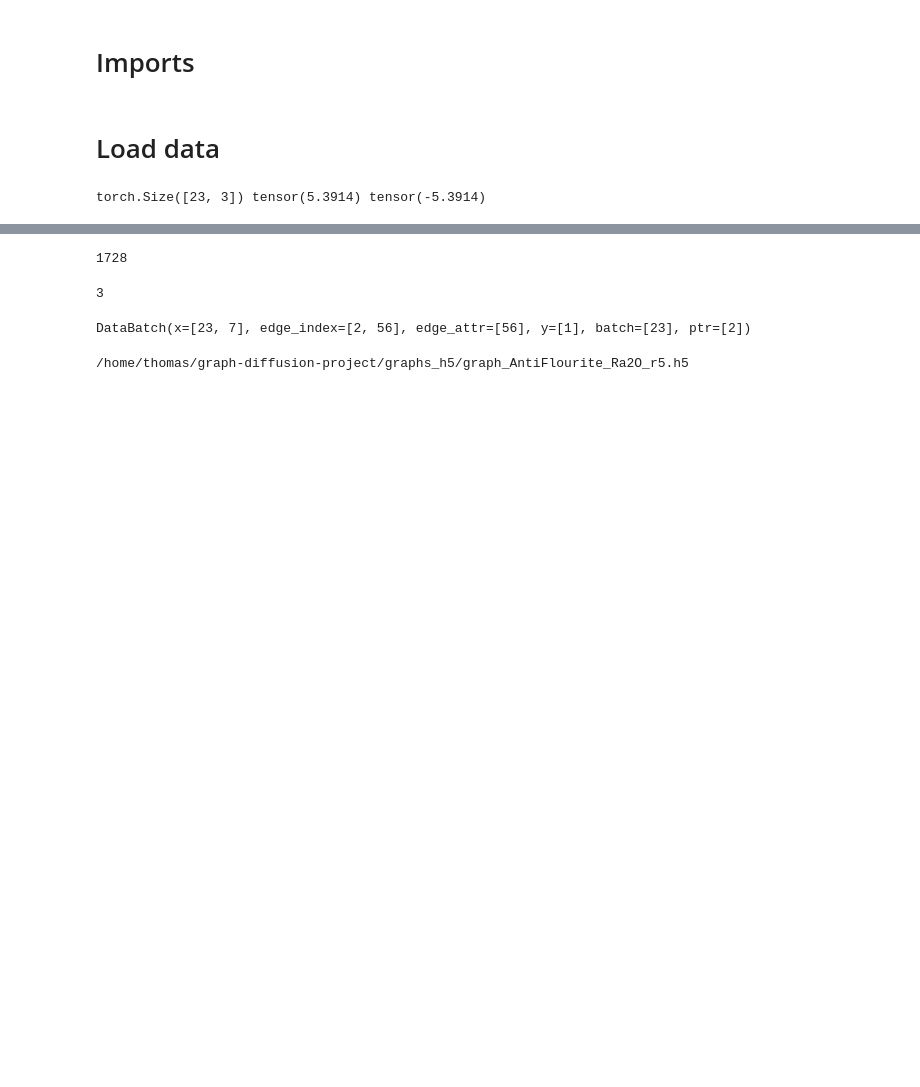
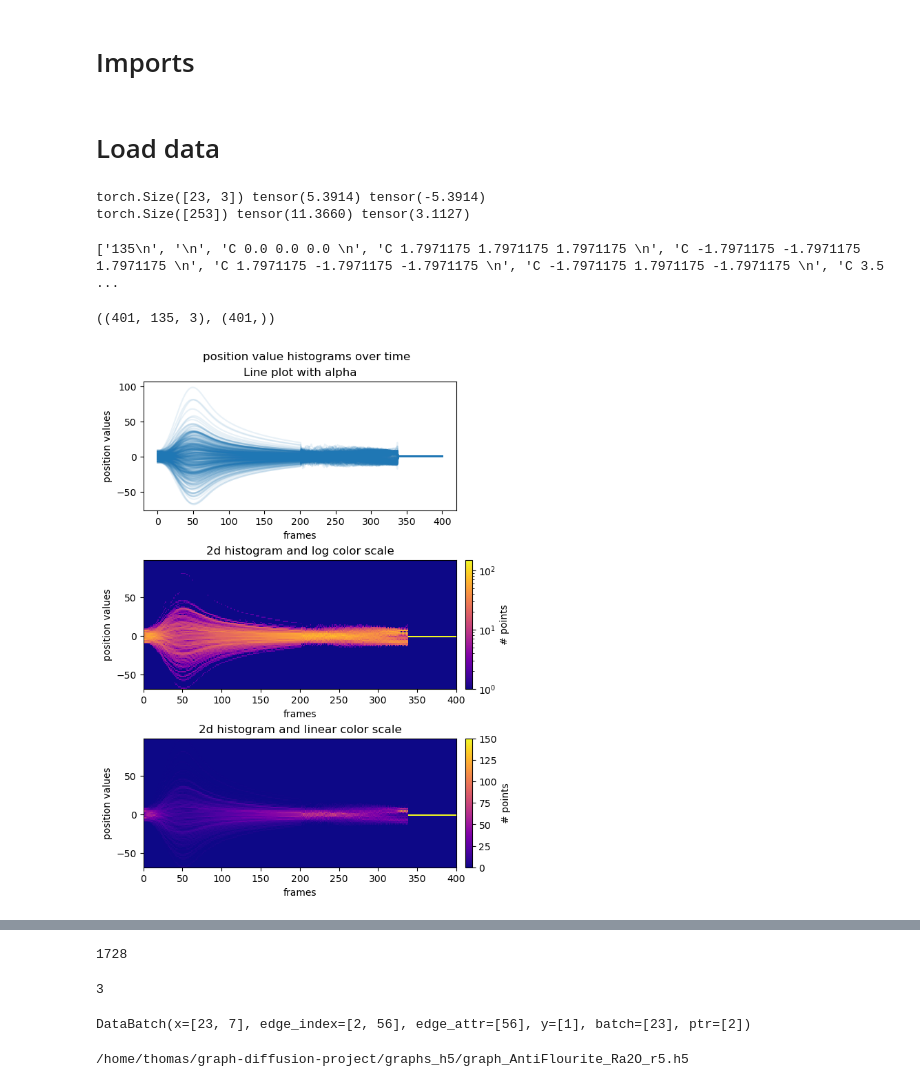
Before and after one commit to BaconBreaker/graph-diffusion-project, a Jupyter notebook: code/obsolete/data_exploration.ipynb, the cells around one changed output, grey strips where cells are left out. Cells and saved outputs as stored; diff of their text form; code cells hidden in the pictures; blank space fills up the shorter version.

Commit message:
Updated sampling to include histograms

```diff
--- a/code/obsolete/data_exploration.ipynb
+++ b/code/obsolete/data_exploration.ipynb
@@ -23,5 +24,76 @@ with h5py.File("/home/thomas/graph-diffusion-project/graphs_h5/graph_AntiFlourit
 
         xyz = node_features[:, 4:7]
         print(xyz.shape, xyz.max(), xyz.min())
+        dists = torch.tensor(pdist(xyz, metric='euclidean'), dtype=torch.float32)
+        print(dists.shape, dists.max(), dists.min())
 # %% [output]
 torch.Size([23, 3]) tensor(5.3914) tensor(-5.3914)
+torch.Size([253]) tensor(11.3660) tensor(3.1127)
+# %%
+txt_path = "/home/thomas/eq_ED_cond_sample_sample_0.txt"
+with open(txt_path, 'r') as file:
+    lines = file.readlines()
+print(lines)
+# %% [output]
+['135\n', '\n', 'C 0.0 0.0 0.0 \n', 'C 1.7971175 1.7971175 1.7971175 \n', 'C -1.7971175 -1.7971175 1.7971175 \n', 'C 1.7971175 -1.7971175 -1.7971175 \n', 'C -1.7971175 1.7971175 -1.7971175 \n', 'C 3.5 ...
+# %%
+n_samples = len(lines) // 137
+mols = []
+for i in range(n_samples):
+    atoms = lines[i*137:(i+1)*137] # Fetch the lines corresponding to the atoms
+    atoms = atoms[2:] # Remove header
+    mol = np.array([atom.split()[1:] for atom in atoms], dtype=np.float32) # Convert to numpy array
+    mols.append(mol)
+np.array(mols).shape, np.arange(401).shape
+# %% [output]
+((401, 135, 3), (401,))
+# %%
+from copy import copy
+import time
+
+import numpy as np
+import numpy.matlib
+import matplotlib.pyplot as plt
+from matplotlib.colors import LogNorm
+
+fig, axes = plt.subplots(nrows=3, figsize=(6, 8), layout='constrained')
+fig.suptitle("position value histograms over time")
+x = np.arange(401)
+Y = np.array(mols).reshape(len(mols), -1).T
+Y = np.nan_to_num(Y)
+
+axes[0].plot(x, Y.T, color="C0", alpha=0.1)
+axes[0].set_title("Line plot with alpha")
+axes[0].set_xlabel("frames")
+axes[0].set_ylabel("position values")
+
+num_fine = 401
+num_series = Y.shape[0]
+x_fine = np.linspace(x.min(), x.max(), num_fine)
+y_fine = np.empty((num_series, num_fine), dtype=float)
+for i in range(num_series):
+    y_fine[i, :] = np.interp(x_fine, x, Y[i, :])
+y_fine = y_fine.flatten()
+x_fine = np.matlib.repmat(x_fine, num_series, 1).flatten()
+
+cmap = copy(plt.cm.plasma)
+cmap.set_bad(cmap(0))
+h, xedges, yedges = np.histogram2d(x_fine, y_fine, bins=[400, 100])
+pcm = axes[1].pcolormesh(xedges, yedges, h.T, cmap=cmap,
+                         norm=LogNorm(vmax=1.5e2), rasterized=True)
+fig.colorbar(pcm, ax=axes[1], label="# points", pad=0)
+axes[1].set_title("2d histogram and log color scale")
+axes[1].set_xlabel("frames")
+axes[1].set_ylabel("position values")
+
+# Same data but on linear color scale
+pcm = axes[2].pcolormesh(xedges, yedges, h.T, cmap=cmap,
+                         vmax=1.5e2, rasterized=True)
+fig.colorbar(pcm, ax=axes[2], label="# points", pad=0)
+axes[2].set_title("2d histogram and linear color scale")
+axes[2].set_xlabel("frames")
+axes[2].set_ylabel("position values")
+
+plt.show()
+# %% [output]
+[figure, added]
```
Also changed, not shown: parts of 5 cells of this notebook, 3 other files.
